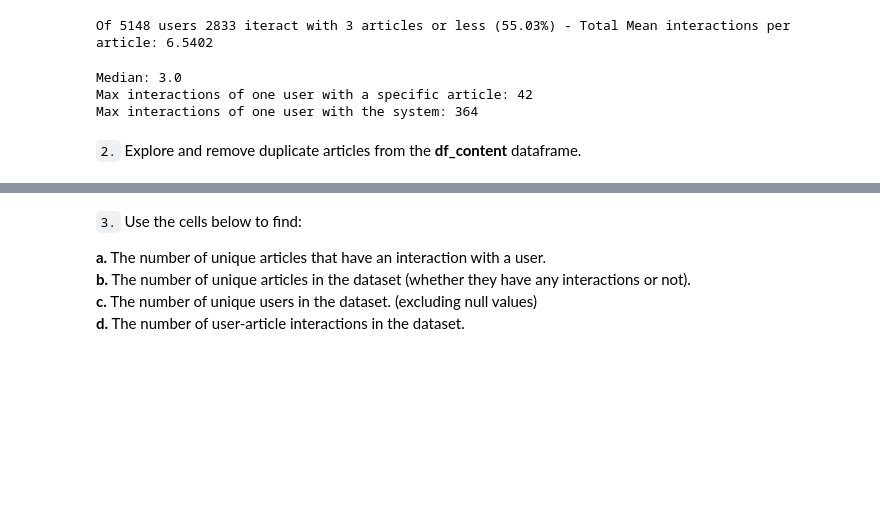
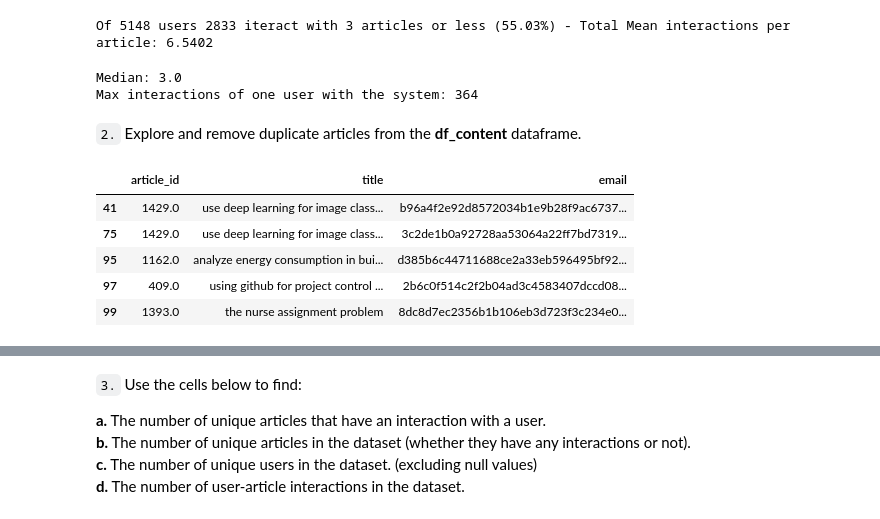
Before and after one commit to felixnext/ds_recommender, a Jupyter notebook: notebooks/Recommendations_with_IBM.ipynb, the cells around one changed output, grey strips where cells are left out. Drawn from its saved outputs; the diff is of its cells as text; code cells hidden in the pictures; blank space fills up the shorter version.

```diff
--- a/notebooks/Recommendations_with_IBM.ipynb
+++ b/notebooks/Recommendations_with_IBM.ipynb
@@ -98,14 +98,11 @@ Of 5148 users 2833 iteract with 3 articles or less (55.03%) - Total Mean interac
 # Fill in the median and maximum number of user_article interactios below
 
 median_val = df.groupby(['email', 'article_id'])['title'].count().reset_index().groupby('email').count()['article_id'].median() # 50% of individuals interact with ____ number of articles or fewer.
-max_views_by_user = df.groupby(['email', 'article_id'])['title'].count().max() # The maximum number of user-article interactions by any 1 user is ______.
-max_interactions = df.groupby(['email'])['article_id'].count().max()
+max_views_by_user = df.dropna(subset=['email']).groupby(['email'])['article_id'].count().max() # The maximum number of user-article interactions by any 1 user is ______.
 print("Median: {}".format(median_val))
-print("Max interactions of one user with a specific article: {}".format(max_views_by_user))
-print("Max interactions of one user with the system: {}".format(max_interactions))
+print("Max interactions of one user with the system: {}".format(max_views_by_user))
 # %% [output]
 Median: 3.0
-Max interactions of one user with a specific article: 42
 Max interactions of one user with the system: 364
 # %% [markdown]
 `2.` Explore and remove duplicate articles from the **df_content** dataframe.
@@ -119,0 +109,10 @@ Max interactions of one user with the system: 364
+# %%
+# duplicate user interactions (however, these should just indicate multiple interactions from a single user)
+df[df.duplicated()].head()
+# %% [output]
+|  | article_id | title | email |
+| 41 | 1429.0 | use deep learning for image class... | b96a4f2e92d8572034b1e9b28f9ac6737... |
+| 75 | 1429.0 | use deep learning for image class... | 3c2de1b0a92728aa53064a22ff7bd7319... |
+| 95 | 1162.0 | analyze energy consumption in bui... | d385b6c44711688ce2a33eb596495bf92... |
+| 97 | 409.0 | using github for project control ... | 2b6c0f514c2f2b04ad3c4583407dccd08... |
+| 99 | 1393.0 | the nurse assignment problem | 8dc8d7ec2356b1b106eb3d723f3c234e0... |
```
Also changed, not shown: parts of 13 cells of this notebook, 6 other files.
